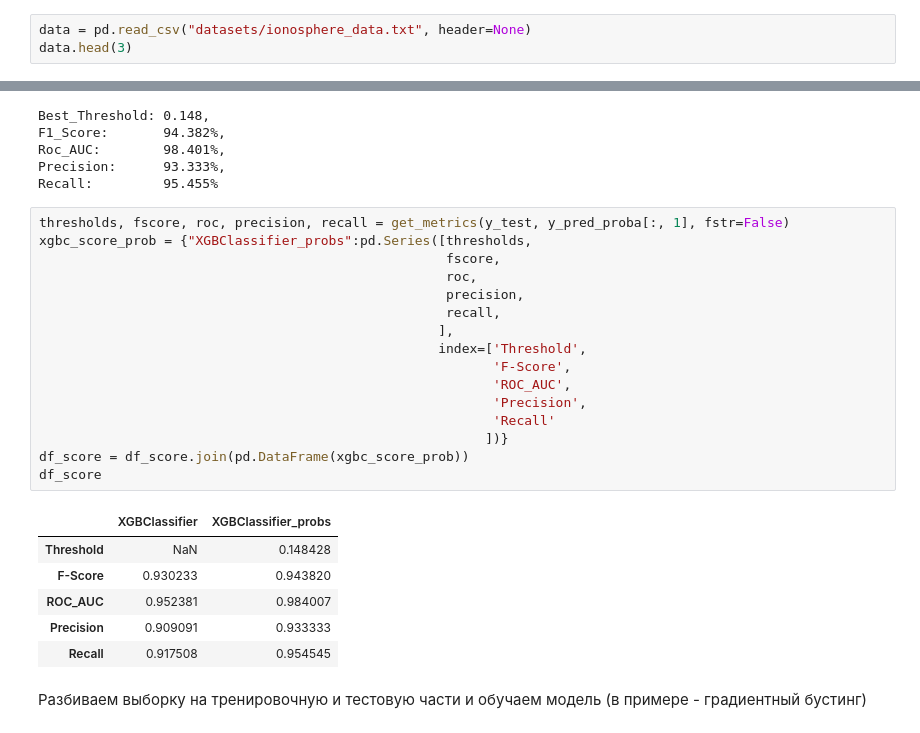
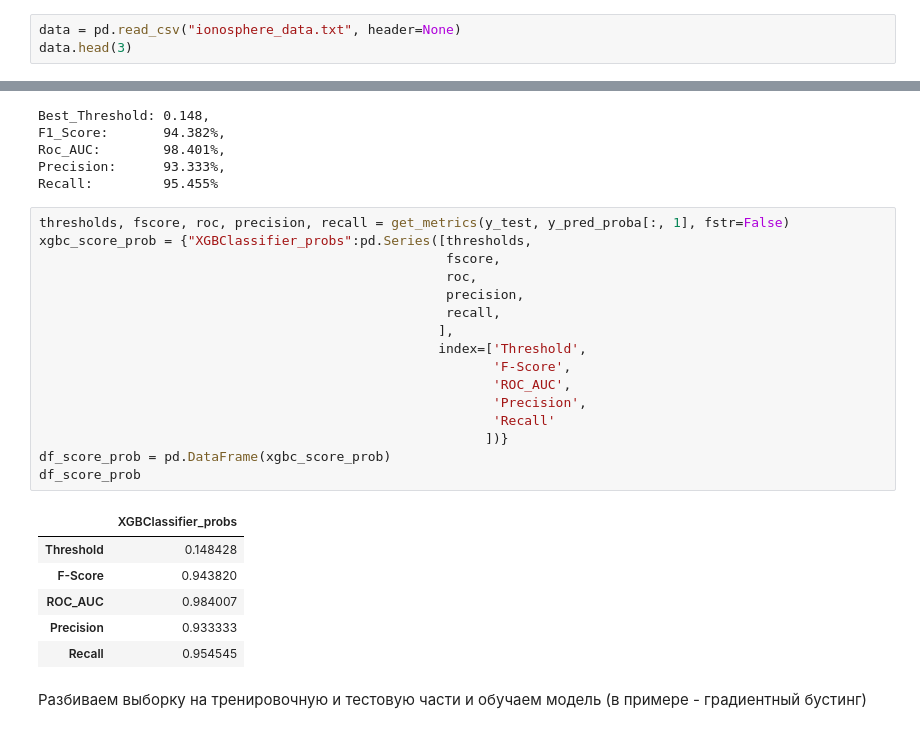
Before and after one commit to OlegRev/ML_in_business, a Jupyter notebook: HW6.ipynb, the cells around one changed output, grey strips where cells are left out. Cells and saved outputs as stored; diff of their text form.

```diff
--- a/HW6.ipynb
+++ b/HW6.ipynb
@@ -184,7 +229,7 @@ print(data_description)
 
 8. Missing Values: None
 # %%
-data = pd.read_csv("datasets/ionosphere_data.txt", header=None)
+data = pd.read_csv("ionosphere_data.txt", header=None)
 data.head(3)
 # %% [output]
 |  | 0 | 1 | 2 | 3 | 4 | 5 | 6 | 7 | 8 | 9 | 10 | ... |
@@ -349,26 +395,26 @@ Recall:         95.455%
 # %%
 thresholds, fscore, roc, precision, recall = get_metrics(y_test, y_pred_proba[:, 1], fstr=False)
 xgbc_score_prob = {"XGBClassifier_probs":pd.Series([thresholds,
                                                     fscore,
                                                     roc,
                                                     precision,
                                                     recall,
                                                    ],
                                                    index=['Threshold',
                                                           'F-Score',
                                                           'ROC_AUC',
                                                           'Precision',
                                                           'Recall'
                                                          ])}
-df_score = df_score.join(pd.DataFrame(xgbc_score_prob))
-df_score
+df_score_prob = pd.DataFrame(xgbc_score_prob)
+df_score_prob
 # %% [output]
-|  | XGBClassifier | XGBClassifier_probs |
-| Threshold | NaN | 0.148428 |
-| F-Score | 0.930233 | 0.943820 |
-| ROC_AUC | 0.952381 | 0.984007 |
-| Precision | 0.909091 | 0.933333 |
-| Recall | 0.917508 | 0.954545 |
+|  | XGBClassifier_probs |
+| Threshold | 0.148428 |
+| F-Score | 0.943820 |
+| ROC_AUC | 0.984007 |
+| Precision | 0.933333 |
+| Recall | 0.954545 |
 # %% [markdown]
 Разбиваем выборку на тренировочную и тестовую части и обучаем модель (в примере - градиентный бустинг)
 # %% [markdown]
```
Also changed, not shown: parts of 33 cells of this notebook.
